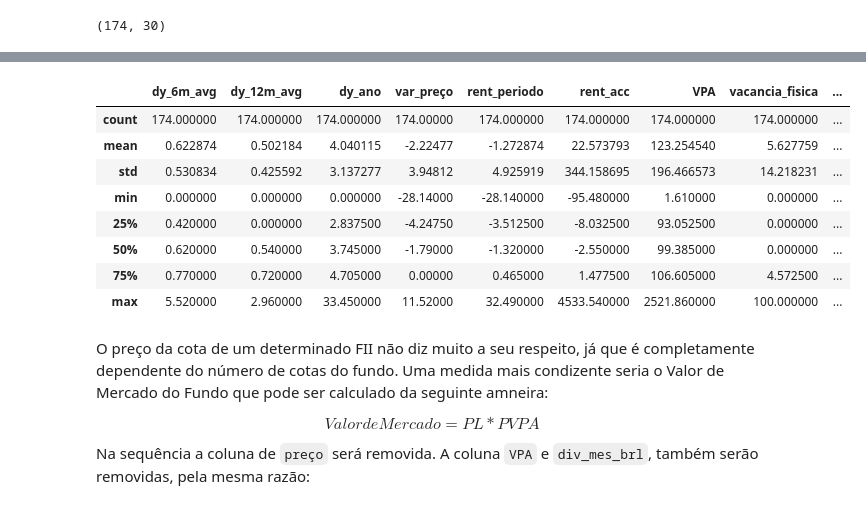
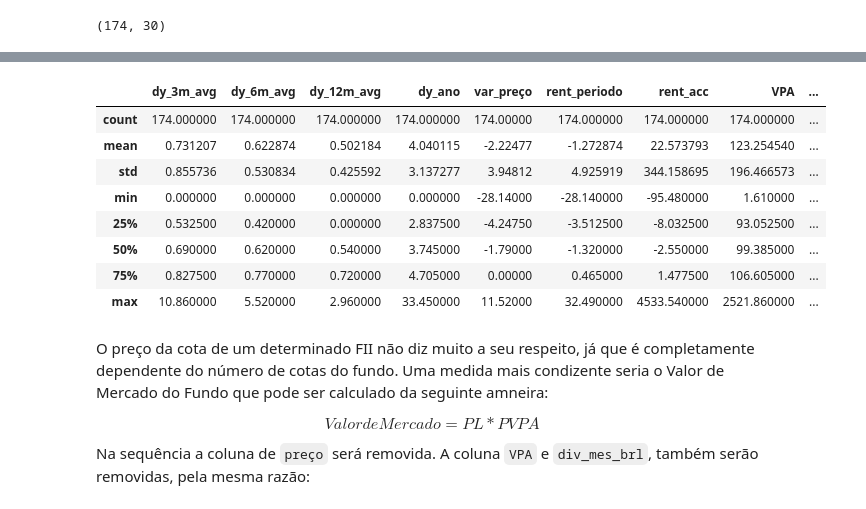
Before and after one commit to osouzadaniel/FII_Clustering, a Jupyter notebook: analise_exploratoria.ipynb, the cells around one changed output, grey strips where cells are left out. Saved outputs shown, nothing was run; the diff lists cells and outputs as text; code cells hidden in the pictures.

```diff
--- a/analise_exploratoria.ipynb
+++ b/analise_exploratoria.ipynb
@@ -420,17 +420,17 @@ df.iloc[:,0:20].describe()
 | 75% | 108.795000 | 9.429025 | 10.989375 | 36026.750000 | 7.841342e+08 | 1.020000 | 2.127855e+06 | 0.000000 | ... |
 | max | 2500.000000 | 35.800600 | 127.837500 | 416044.000000 | 4.813932e+09 | 1.745200 | 1.109443e+07 | 91.640200 | ... |
 # %%
-df.iloc[:,21:].describe()
+df.iloc[:,20:].describe()
 # %% [output]
-|  | dy_6m_avg | dy_12m_avg | dy_ano | var_preço | rent_periodo | rent_acc | VPA | vacancia_fisica | ... |
-| count | 174.000000 | 174.000000 | 174.000000 | 174.00000 | 174.000000 | 174.000000 | 174.000000 | 174.000000 | ... |
-| mean | 0.622874 | 0.502184 | 4.040115 | -2.22477 | -1.272874 | 22.573793 | 123.254540 | 5.627759 | ... |
-| std | 0.530834 | 0.425592 | 3.137277 | 3.94812 | 4.925919 | 344.158695 | 196.466573 | 14.218231 | ... |
-| min | 0.000000 | 0.000000 | 0.000000 | -28.14000 | -28.140000 | -95.480000 | 1.610000 | 0.000000 | ... |
-| 25% | 0.420000 | 0.000000 | 2.837500 | -4.24750 | -3.512500 | -8.032500 | 93.052500 | 0.000000 | ... |
-| 50% | 0.620000 | 0.540000 | 3.745000 | -1.79000 | -1.320000 | -2.550000 | 99.385000 | 0.000000 | ... |
-| 75% | 0.770000 | 0.720000 | 4.705000 | 0.00000 | 0.465000 | 1.477500 | 106.605000 | 4.572500 | ... |
-| max | 5.520000 | 2.960000 | 33.450000 | 11.52000 | 32.490000 | 4533.540000 | 2521.860000 | 100.000000 | ... |
+|  | dy_3m_avg | dy_6m_avg | dy_12m_avg | dy_ano | var_preço | rent_periodo | rent_acc | VPA | ... |
+| count | 174.000000 | 174.000000 | 174.000000 | 174.000000 | 174.00000 | 174.000000 | 174.000000 | 174.000000 | ... |
+| mean | 0.731207 | 0.622874 | 0.502184 | 4.040115 | -2.22477 | -1.272874 | 22.573793 | 123.254540 | ... |
+| std | 0.855736 | 0.530834 | 0.425592 | 3.137277 | 3.94812 | 4.925919 | 344.158695 | 196.466573 | ... |
+| min | 0.000000 | 0.000000 | 0.000000 | 0.000000 | -28.14000 | -28.140000 | -95.480000 | 1.610000 | ... |
+| 25% | 0.532500 | 0.420000 | 0.000000 | 2.837500 | -4.24750 | -3.512500 | -8.032500 | 93.052500 | ... |
+| 50% | 0.690000 | 0.620000 | 0.540000 | 3.745000 | -1.79000 | -1.320000 | -2.550000 | 99.385000 | ... |
+| 75% | 0.827500 | 0.770000 | 0.720000 | 4.705000 | 0.00000 | 0.465000 | 1.477500 | 106.605000 | ... |
+| max | 10.860000 | 5.520000 | 2.960000 | 33.450000 | 11.52000 | 32.490000 | 4533.540000 | 2521.860000 | ... |
 # %% [markdown]
 O preço da cota de um determinado FII não diz muito a seu respeito, já que é completamente dependente do número de cotas do fundo. Uma medida mais condizente seria o Valor de Mercado do Fundo que pode ser calculado da seguinte amneira:
 
```
Also changed, not shown: parts of 8 cells of this notebook, 1 other file.
